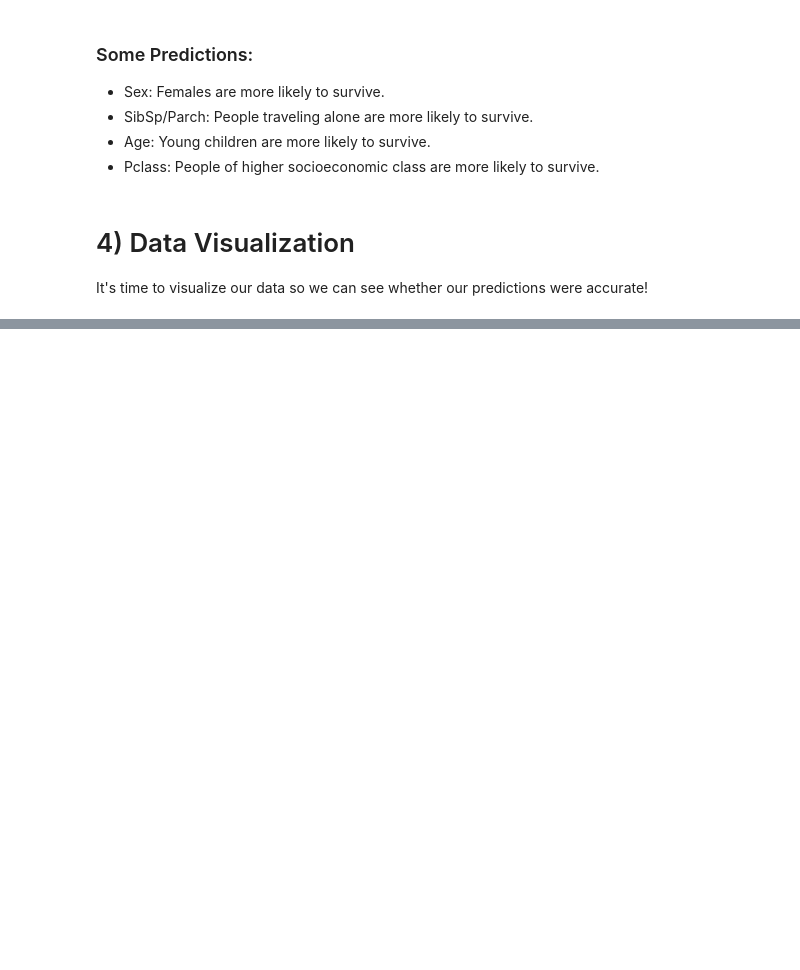
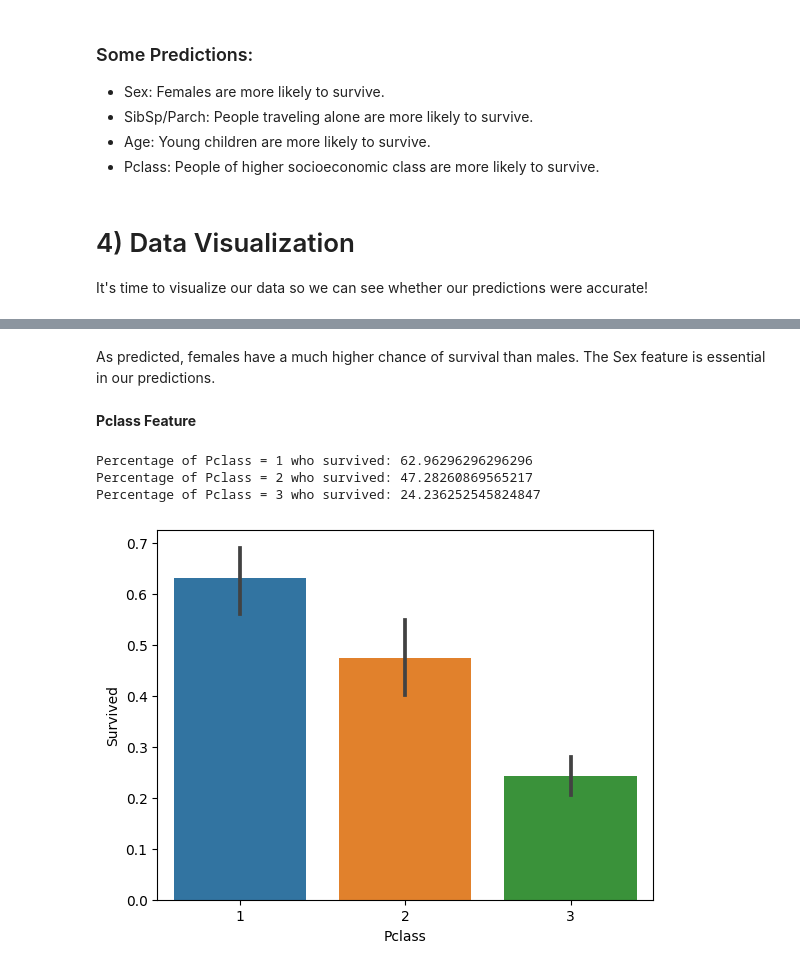
Before and after one commit to Nameless8243/Kaggle_learn, a Jupyter notebook: notebookfbe66c2298.ipynb, the cells around one changed output, grey strips where cells are left out. Saved outputs shown, nothing was run; the diff lists cells and outputs as text; code cells hidden in the pictures; blank space fills up the shorter version.

```diff
--- a/notebookfbe66c2298.ipynb
+++ b/notebookfbe66c2298.ipynb
@@ -126,0 +143,18 @@ It's time to visualize our data so we can see whether our predictions were accur
+# %% [markdown]
+As predicted, females have a much higher chance of survival than males.
+The Sex feature is essential in our predictions.
+# %% [markdown]
+**Pclass Feature**
+# %%
+# Draw a bar plot of survival by Pclass
+sns.barplot(x="Pclass",y="Survived",data=train)
+
+# Print percentage of people by Pclass that survived
+print("Percentage of Pclass = 1 who survived:", train.Survived [train.Pclass == 1].value_counts(normalize = True)[1]*100)
+print("Percentage of Pclass = 2 who survived:", train.Survived [train.Pclass == 2].value_counts(normalize = True)[1]*100)
+print("Percentage of Pclass = 3 who survived:", train.Survived [train.Pclass == 3].value_counts(normalize = True)[1]*100)
+# %% [output]
+Percentage of Pclass = 1 who survived: 62.96296296296296
+Percentage of Pclass = 2 who survived: 47.28260869565217
+Percentage of Pclass = 3 who survived: 24.236252545824847
+[figure, added]
```
Also changed, not shown: parts of 32 cells of this notebook.
